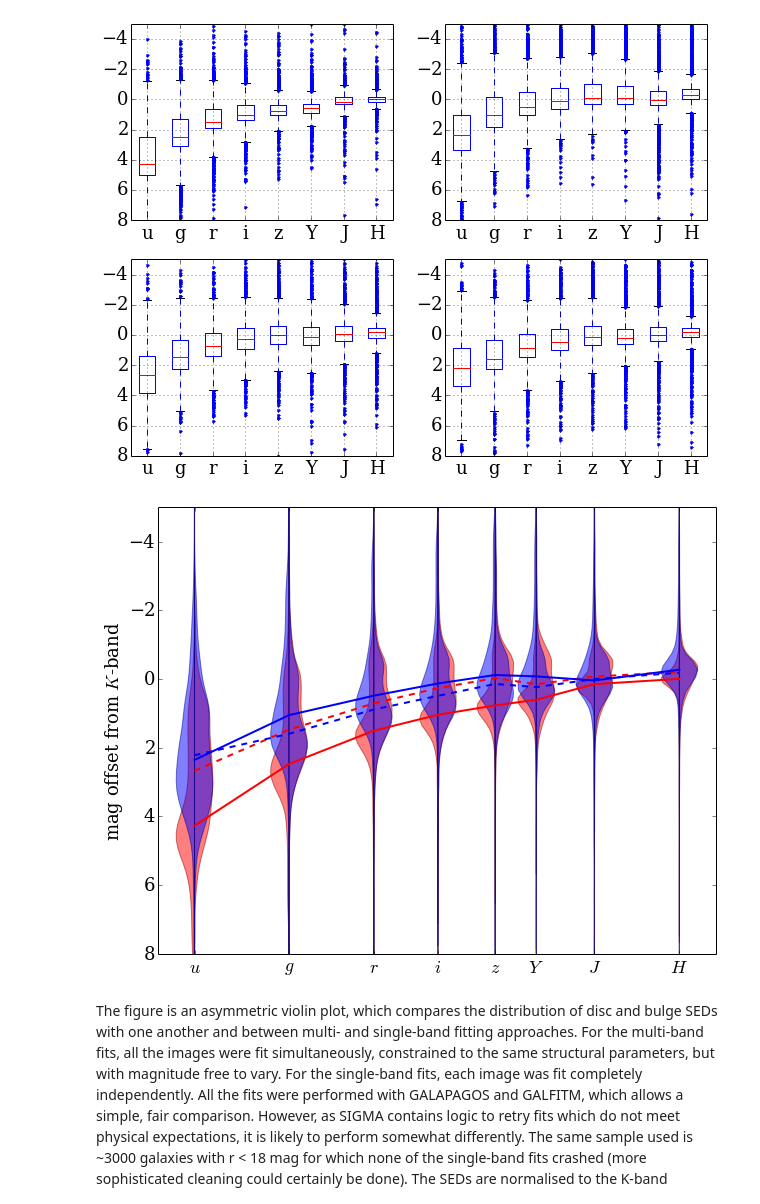
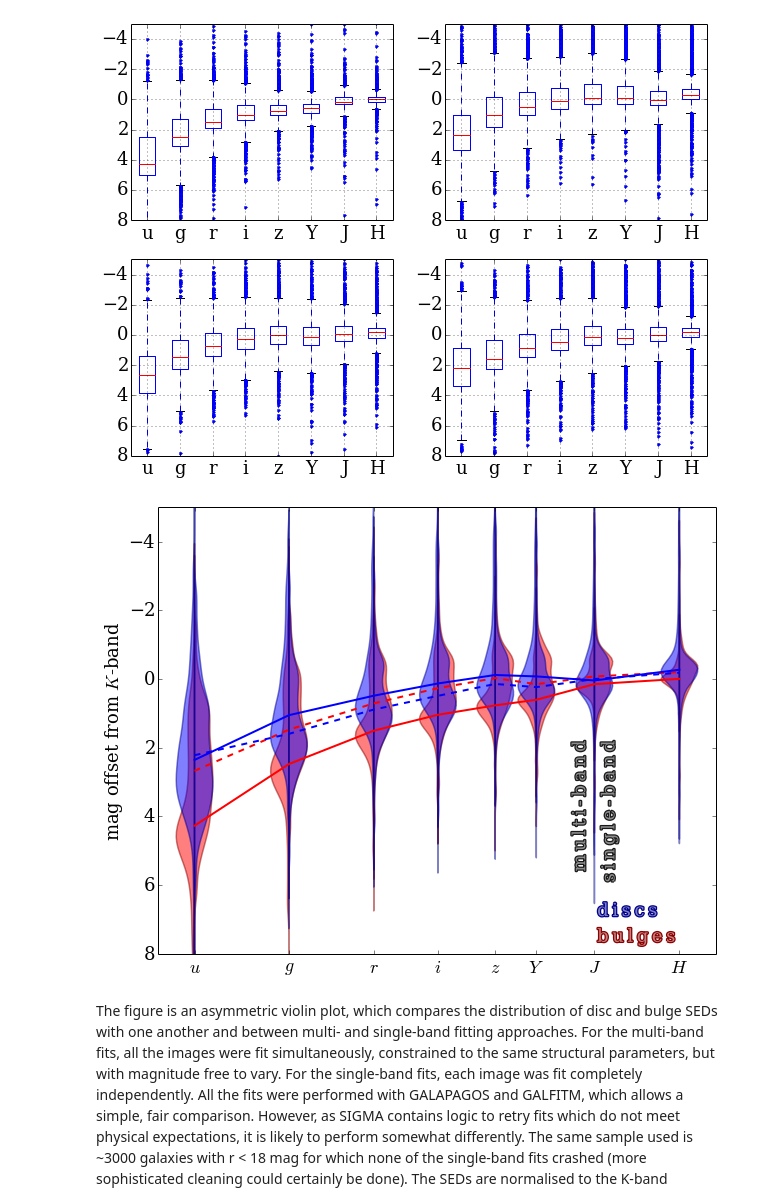
Before and after one commit to MegaMorph/megamorph-analysis, a Jupyter notebook: notebooks/BD_analysis.ipynb, the cells around one changed output. Saved outputs shown, nothing was run; the diff lists cells and outputs as text; code cells hidden in the pictures.

Commit message:
Added legend and clipping to violin plot

```diff
--- a/notebooks/BD_analysis.ipynb
+++ b/notebooks/BD_analysis.ipynb
@@ -94,35 +96,65 @@ _ = plt.axis(ymin=8, ymax=-5)
 # %% [output]
 [figure]
 # %%
-from statsmodels.graphics.boxplots import beanplot, violinplot
+# clip tails of the distributions
+from scipy.stats import scoreatpercentile
+def clip(x, p=1):
+    y = []
+    for xi in x:
+        p_lo = scoreatpercentile(xi, p)
+        p_hi = scoreatpercentile(xi, 100-p)
+        y.append(xi.clip(p_lo, p_hi))
+    return y
+
+# produce asymmetric violin plots
+from statsmodels.graphics.boxplots import violinplot
 wl = np.log10(band_wl)*10
-#p = beanplot(normsed.T.values, labels=bands[:-1], positions=np.log10(band_wl[:-1])*10,
-#             side='left', plot_opts={'bean_color':'none', 'violin_width':0.5})
-#             #jitter=True, {'jitter_marker_size':0})
-p = violinplot(normsed_b.T.values, labels=band_labels, positions=wl,
+vw = 0.5
+vlw = 1.5
+p = violinplot(clip(normsed_b.T.values), labels=band_labels, positions=wl,
                 side='left', show_boxplot=False,
-                plot_opts={'violin_width':0.5, 'violin_fc':'red', 'violin_ec':'darkred',
-                           'cutoff':False, 'cutoff_val':1.5})
-p = violinplot(normsed_b_single.T.values, ax=plt.gca(), labels=band_labels,
+                plot_opts={'violin_width':vw, 'violin_fc':'red', 'violin_ec':'darkred',
+                           'violin_lw':vlw})
+p = violinplot(clip(normsed_b_single.T.values), ax=plt.gca(), labels=band_labels,
                 positions=wl, side='right', show_boxplot=False,
-                plot_opts={'violin_width':0.5, 'violin_fc':'red', 'violin_ec':'darkred',
-                           'cutoff':False, 'cutoff_val':1.5})
-p = violinplot(normsed_d.T.values, ax=plt.gca(), labels=band_labels, positions=wl,
+                plot_opts={'violin_width':vw, 'violin_fc':'red', 'violin_ec':'darkred',
+                           'violin_lw':vlw})
+p = violinplot(clip(normsed_d.T.values), ax=plt.gca(), labels=band_labels, positions=wl,
                 side='left', show_boxplot=False,
-                plot_opts={'violin_width':0.5, 'violin_fc':'blue', 'violin_ec':'darkblue',
-                           'cutoff':False, 'cutoff_val':1.5})
-p = violinplot(normsed_d_single.T.values, ax=plt.gca(), labels=band_labels,
+                plot_opts={'violin_width':vw, 'violin_fc':'blue', 'violin_ec':'darkblue',
+                           'violin_lw':vlw})
+p = violinplot(clip(normsed_d_single.T.values), ax=plt.gca(), labels=band_labels,
                 positions=wl, side='right', show_boxplot=False,
-                plot_opts={'violin_width':0.5, 'violin_fc':'blue', 'violin_ec':'darkblue',
-                           'cutoff':False, 'cutoff_val':1.5})
+                plot_opts={'violin_width':vw, 'violin_fc':'blue', 'violin_ec':'darkblue',
+                           'violin_lw':vlw})
+
+# overlay median trends
 plt.plot(wl, normsed_b.median(), color='r', lw=2)
 plt.plot(wl, normsed_b_single.median(), color='r', ls='--', lw=2)
 plt.plot(wl, normsed_d.median(), color='b', lw=2)
 plt.plot(wl, normsed_d_single.median(), color='b', ls='--', lw=2)
+
+# tidy up
 plt.axis(ymin=8, ymax=-5)
-_ = plt.ylabel('mag offset from $K$-band')
+plt.ylabel('mag offset from $K$-band')
+
+# fancy legend, which mimics the appearance of the violin plots
+import matplotlib.patheffects as PathEffects
+def outlined_text(x, y, text, color='k', rotation=0):
+    # \u2009 is a hairspace
+    # DejaVu Serif is specified as the default serif fonts on my system don't have this character
+    plt.text(x, y, u'\u2009'.join(text), color='white', alpha=0.5,
+             fontname='DejaVu Serif', rotation=rotation,
+             path_effects=[PathEffects.withStroke(linewidth=2.5, foreground=color, alpha=1.0)])
+
+x, y = (41.0, 6.9)
+outlined_text(x, y, 'discs', 'darkblue')
+outlined_text(x, y+0.75, 'bulges', 'darkred')
+x, y = (x-0.35, 2.2)
+outlined_text(x, y, 'multi-band', '0.1', rotation=90)
+outlined_text(x+0.4, y, 'single-band', '0.1', rotation=90)
 # %% [output]
-[figure, old version]
+[figure, new version]
 # %% [markdown]
 The figure is an asymmetric violin plot, which compares the distribution of disc and bulge SEDs with one another and between multi- and single-band fitting approaches.  For the multi-band fits, all the images were fit simultaneously, constrained to the same structural parameters, but with magnitude free to vary.  For the single-band fits, each image was fit completely independently.  All the fits were performed with GALAPAGOS and GALFITM, which allows a simple, fair comparison.  However, as SIGMA contains logic to retry fits which do not meet physical expectations, it is likely to perform somewhat differently.  The same sample used is ~3000 galaxies with r < 18 mag for which none of the single-band fits crashed (more sophisticated cleaning could certainly be done).  The SEDs are normalised to the K-band magnitude.
 
```
Also changed, not shown: parts of 2 cells of this notebook.
